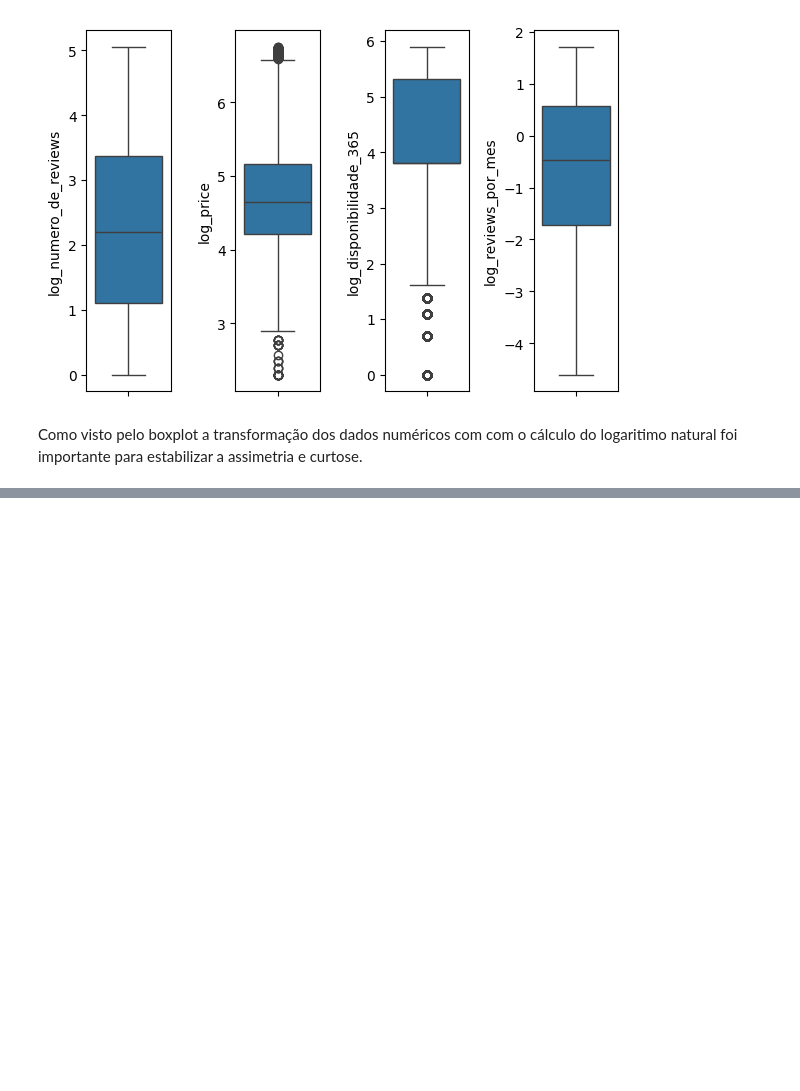
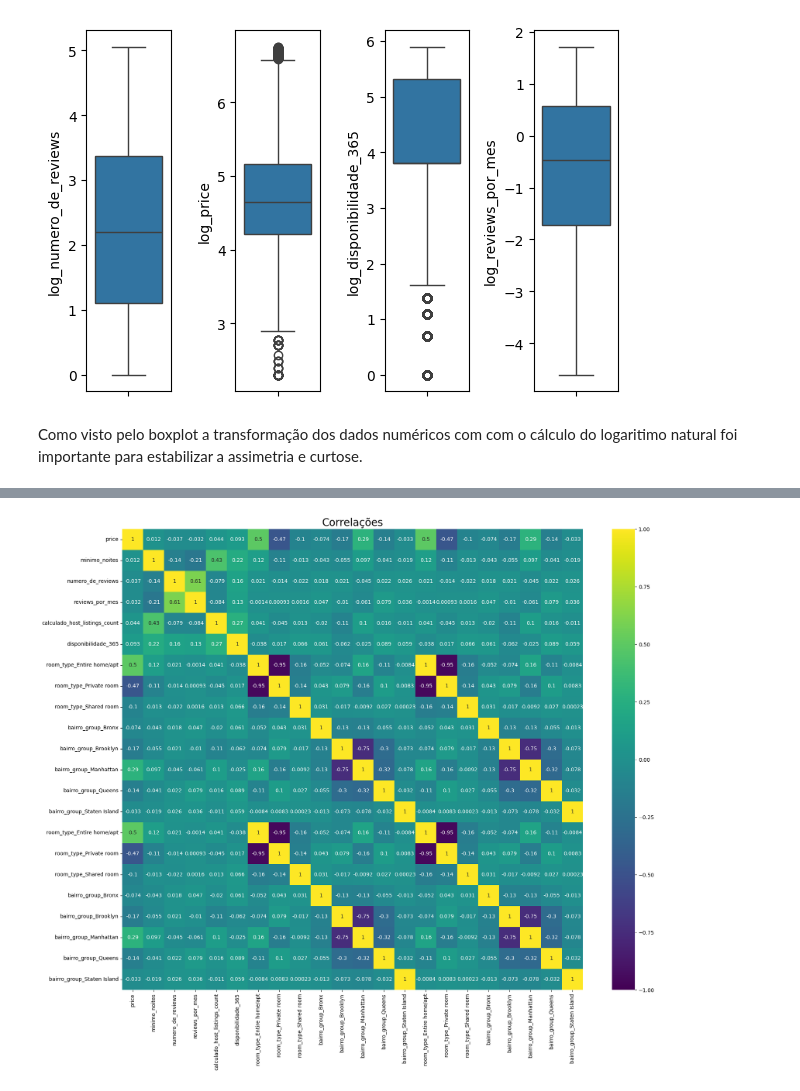
Before and after one commit to IanPerigoVianna/Lighthouse_DataScience, a Jupyter notebook: LH_CD_IAN_LUCAS_PERIGO_VIANNA.ipynb, the cells around one changed output, grey strips where cells are left out. Cells and saved outputs as stored; diff of their text form; code cells hidden in the pictures; blank space fills up the shorter version.

```diff
--- a/LH_CD_IAN_LUCAS_PERIGO_VIANNA.ipynb
+++ b/LH_CD_IAN_LUCAS_PERIGO_VIANNA.ipynb
@@ -836,0 +930,24 @@ Como visto pelo boxplot a transformação dos dados numéricos com com o cálcul
+# %%
+#Dummies para as variáveis categóricas
+
+
+# Selecione as features para criar dummies
+array_dum = ['room_type', 'bairro_group']
+
+# Itere sobre as features selecionadas
+for dummie in array_dum:
+    # Crie o nome da variável dummy
+    lista_dum_name = 'result' + '_' + dummie
+
+    # Gere as variáveis dummy
+    lista_dum = pd.get_dummies(categoricos[dummie], prefix=dummie)
+
+    # Adicione as variáveis dummy ao DataFrame original
+    categoricos = pd.concat([categoricos, lista_dum], axis=1)
+
+    # Imprima as primeiras linhas das variáveis dummy geradas
+    print(f"Variáveis Dummy para {dummie}:\n{lista_dum.head()}\n")
+
+# Exiba o DataFrame resultante após a adição das variáveis dummy
+print("DataFrame com variáveis dummy:")
+print(categoricos.head())
@@ -836,0 +972,4 @@ Como visto pelo boxplot a transformação dos dados numéricos com com o cálcul
+# %%
+df_concat = pd.concat([df_without_out, categoricos], axis=1)
+
+# Exibir o DataFrame resultante
@@ -836,0 +986,2 @@ Como visto pelo boxplot a transformação dos dados numéricos com com o cálcul
+# %%
+df_concat = df_concat.select_dtypes(exclude='object')
@@ -836,0 +998,4 @@ Como visto pelo boxplot a transformação dos dados numéricos com com o cálcul
+# %%
+#Correlação entre as variáveis e o preço
+correlation_concat = df_concat.corr()
+correlation_concat['price'].sort_values(ascending=False)
@@ -836,0 +1055,13 @@ Como visto pelo boxplot a transformação dos dados numéricos com com o cálcul
+# %%
+f , ax = plt.subplots(figsize = (20,16))
+plt.title('Correlações',y=1,size=20)
+sns.heatmap(correlation_concat,
+            square = True,
+            vmin=-1.0,
+            vmax=1.0,
+            cmap='viridis',
+            annot=True,  # Adiciona os valores de correlação
+            annot_kws={"size": 10})  # Tamanho da fonte dos valores)
+plt.show()
+# %% [output]
+[figure, added]
```
Also changed, not shown: parts of 27 cells of this notebook.
